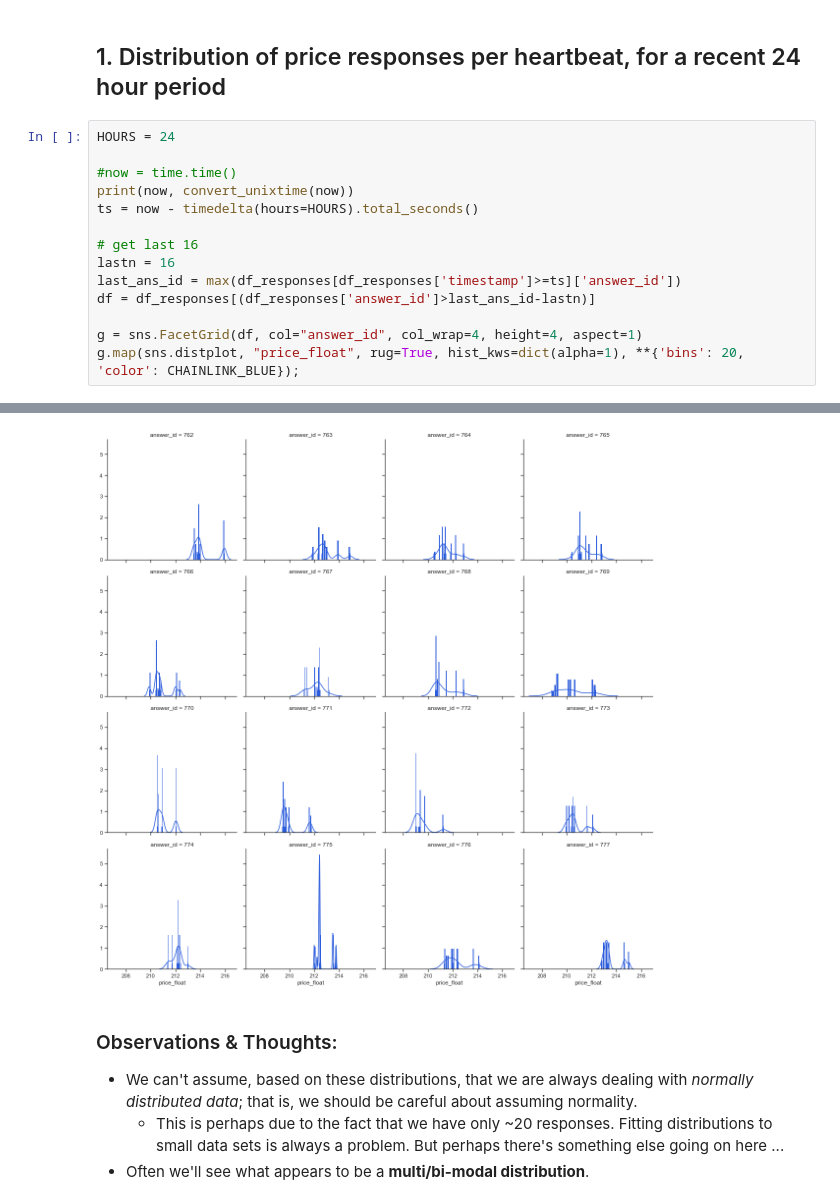
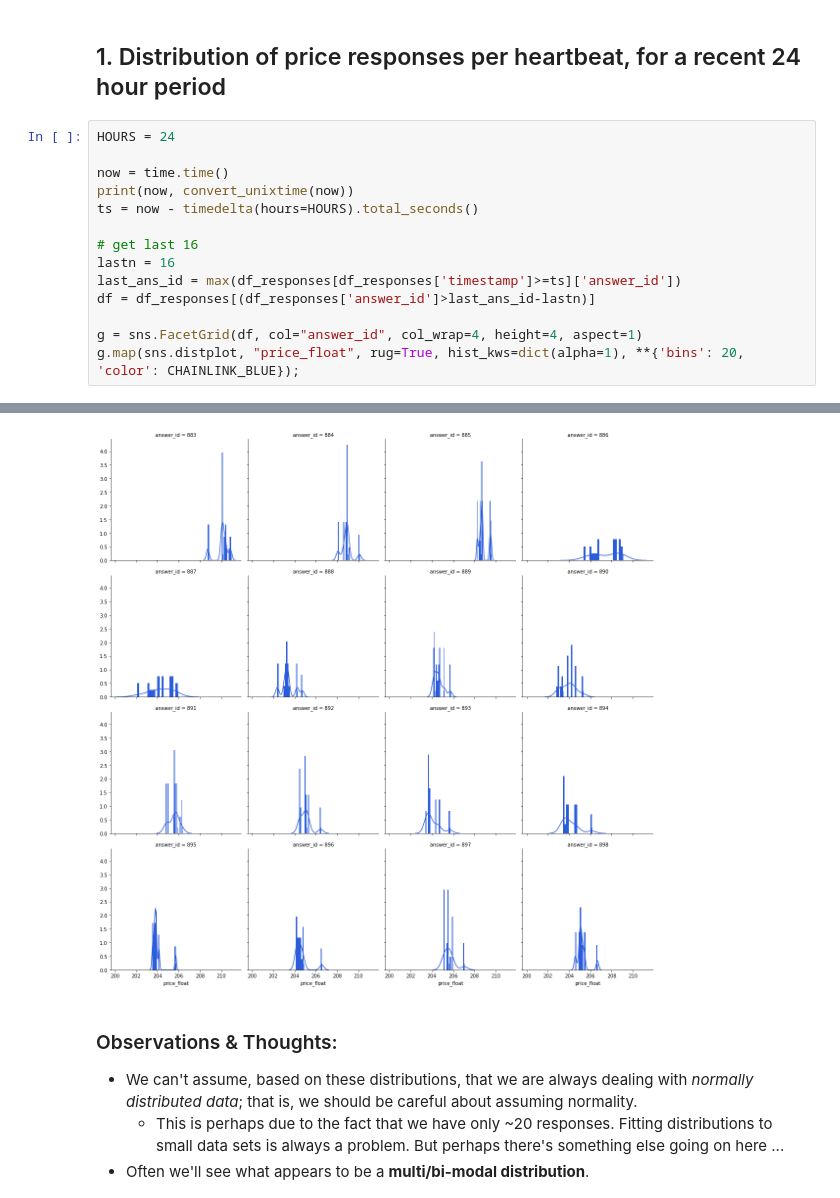
Before and after one commit to sassmilic/chainlink-price-contract-analysis, a Jupyter notebook: chainlink price feed analysis.ipynb, the cells around one changed output, grey strips where cells are left out. Saved outputs shown, nothing was run; the diff lists cells and outputs as text.

```diff
--- a/chainlink price feed analysis.ipynb
+++ b/chainlink price feed analysis.ipynb
@@ -102,7 +110,7 @@ df_responses
 # %%
 HOURS = 24
 
-#now = time.time()
+now = time.time()
 print(now, convert_unixtime(now))
 ts = now - timedelta(hours=HOURS).total_seconds()
 
@@ -118,4 +126,4 @@ g.map(sns.distplot, "price_float", rug=True, hist_kws=dict(alpha=1), **{'bins':
-[figure, old version]
+[figure, new version]
 # %% [markdown]
 ### Observations & Thoughts:
 * We can't assume, based on these distributions, that we are always dealing with *normally distributed data*; that is, we should be careful about assuming normality.
```
Also changed, not shown: parts of 15 cells of this notebook.
